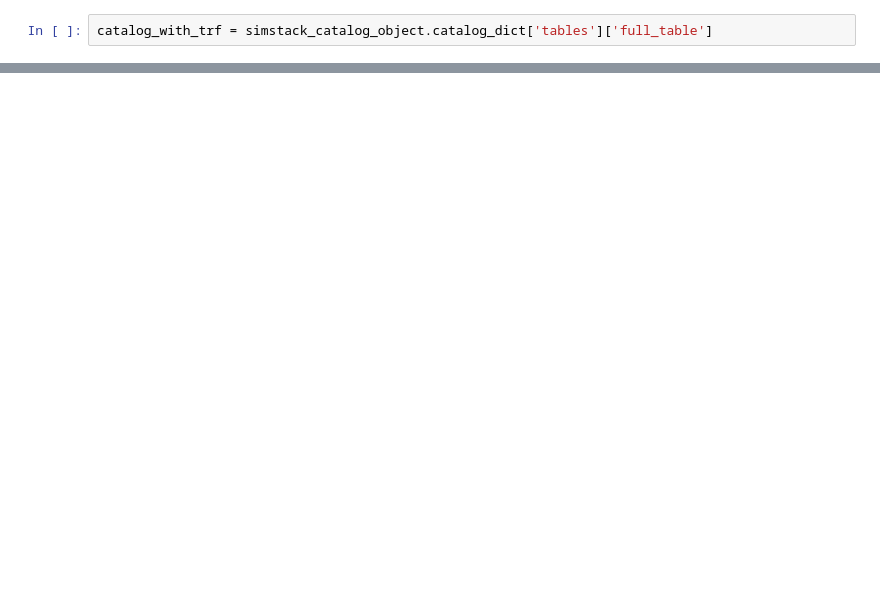
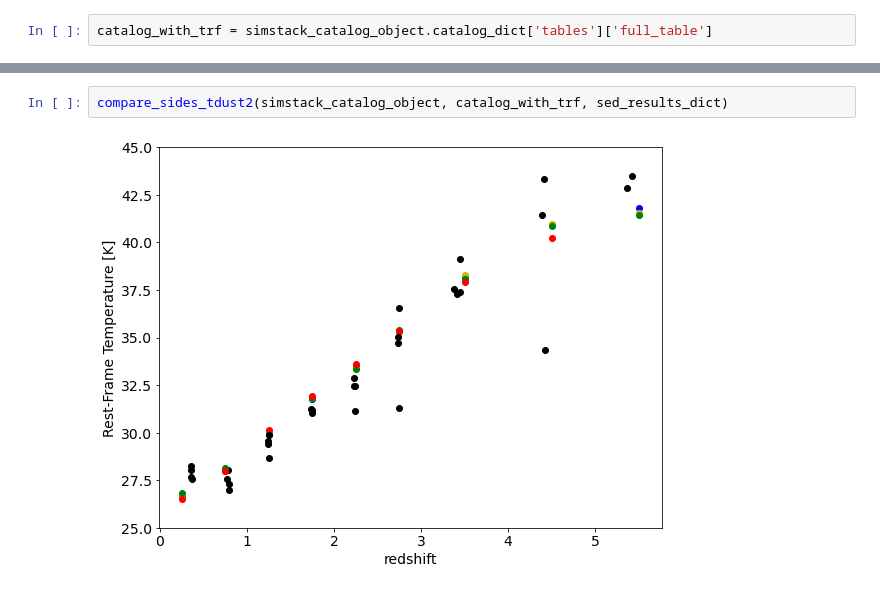
Before and after one commit to marcoviero/simstack3, a Jupyter notebook: viero2022/notebooks/Appendix/sides_simulation/S5_Tdust_simulation.ipynb, the cells around one changed output, grey strips where cells are left out. Saved outputs shown, nothing was run; the diff lists cells and outputs as text; blank space fills up the shorter version.

Commit message:
Nearly complete SIDEs simulations notebooks

```diff
--- a/viero2022/notebooks/Appendix/sides_simulation/S5_Tdust_simulation.ipynb
+++ b/viero2022/notebooks/Appendix/sides_simulation/S5_Tdust_simulation.ipynb
@@ -225,0 +277,4 @@ compare_sides_tdust(simstack_catalog_object, catalog_with_trf, sed_results_dict)
+# %%
+compare_sides_tdust2(simstack_catalog_object, catalog_with_trf, sed_results_dict)
+# %% [output]
+[figure, added]
```
Also changed, not shown: parts of 9 cells of this notebook, 5 other files.
